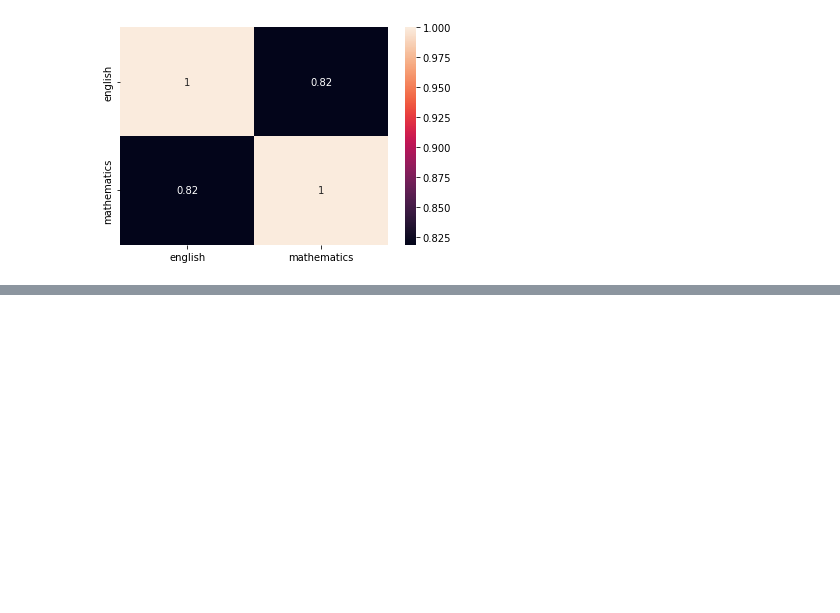
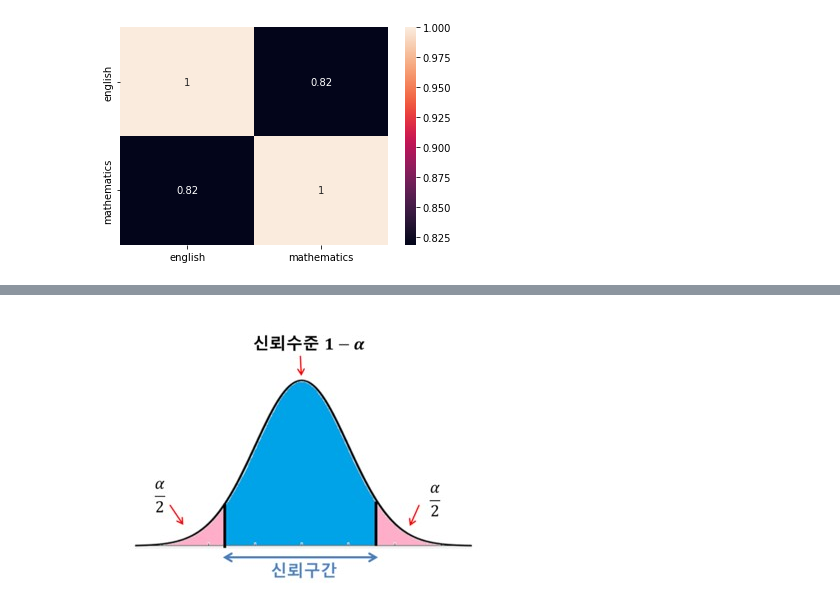
Before and after one commit to limlimlim99/-, a Jupyter notebook: 통계1.ipynb, the cells around one changed output, grey strips where cells are left out. Saved outputs shown, nothing was run; the diff lists cells and outputs as text; code cells hidden in the pictures; blank space fills up the shorter version.

```diff
--- a/통계1.ipynb
+++ b/통계1.ipynb
@@ -947,0 +866,8 @@ plt.show()
+# %%
+from PIL import Image
+from IPython.display import Image
+
+image1 = Image(filename='/content/drive/MyDrive/통계/자료/신뢰구간.jpg')
+display(image1)
+# %% [output]
+[figure, added]
```
Also changed, not shown: parts of 34 cells of this notebook.
